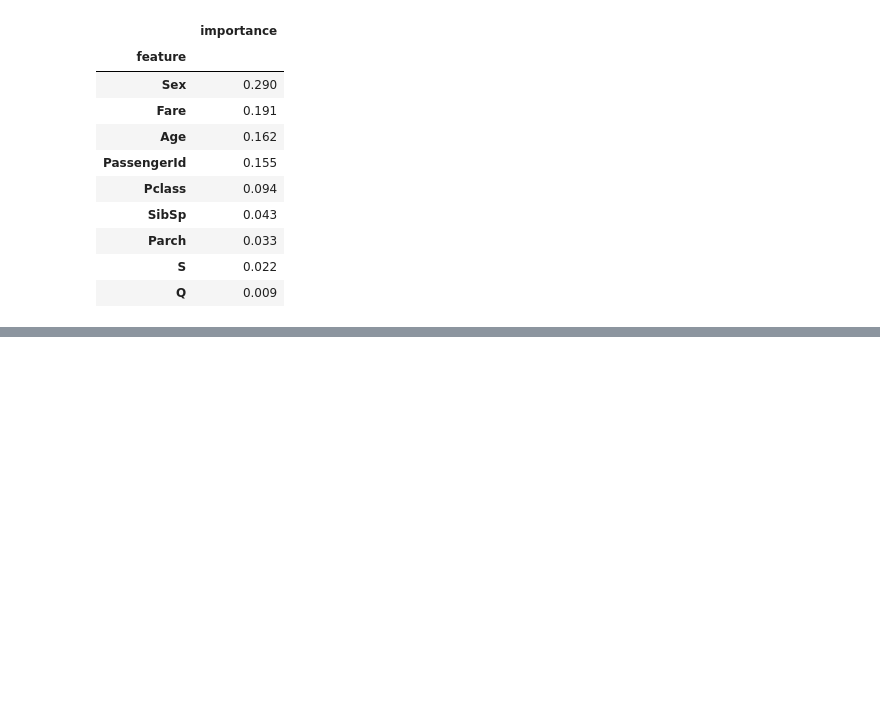
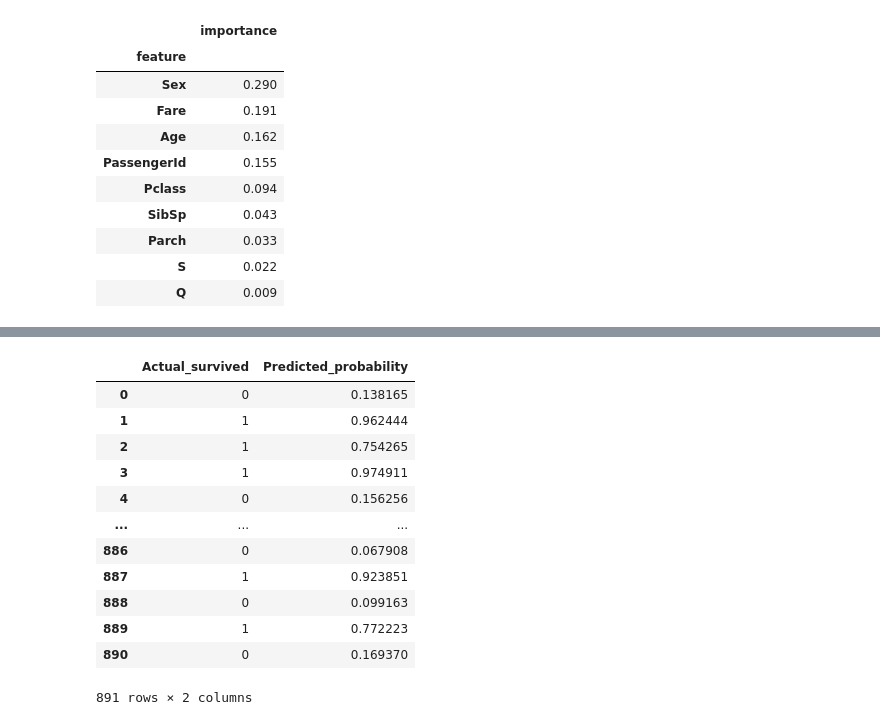
Before and after one commit to 530427793/jiangren, a Jupyter notebook: Titanic_random_forest1.ipynb, the cells around one changed output, grey strips where cells are left out. Saved outputs shown, nothing was run; the diff lists cells and outputs as text; code cells hidden in the pictures; blank space fills up the shorter version.

```diff
--- a/Titanic_random_forest1.ipynb
+++ b/Titanic_random_forest1.ipynb
@@ -369,3 +413,20 @@ test_survived
 | 416 | 0.951555 | 0.048445 |
 | 417 | 0.594425 | 0.405575 |
 418 rows × 2 columns
+# %%
+final_table = pd.DataFrame({'Actual_survived' : Y_train,'Predicted_probability':pred_probs})
+final_table
+# %% [output]
+|  | Actual_survived | Predicted_probability |
+| 0 | 0 | 0.138165 |
+| 1 | 1 | 0.962444 |
+| 2 | 1 | 0.754265 |
+| 3 | 1 | 0.974911 |
+| 4 | 0 | 0.156256 |
+| ... | ... | ... |
+| 886 | 0 | 0.067908 |
+| 887 | 1 | 0.923851 |
+| 888 | 0 | 0.099163 |
+| 889 | 1 | 0.772223 |
+| 890 | 0 | 0.169370 |
+891 rows × 2 columns
```
Also changed, not shown: parts of 17 cells of this notebook.
